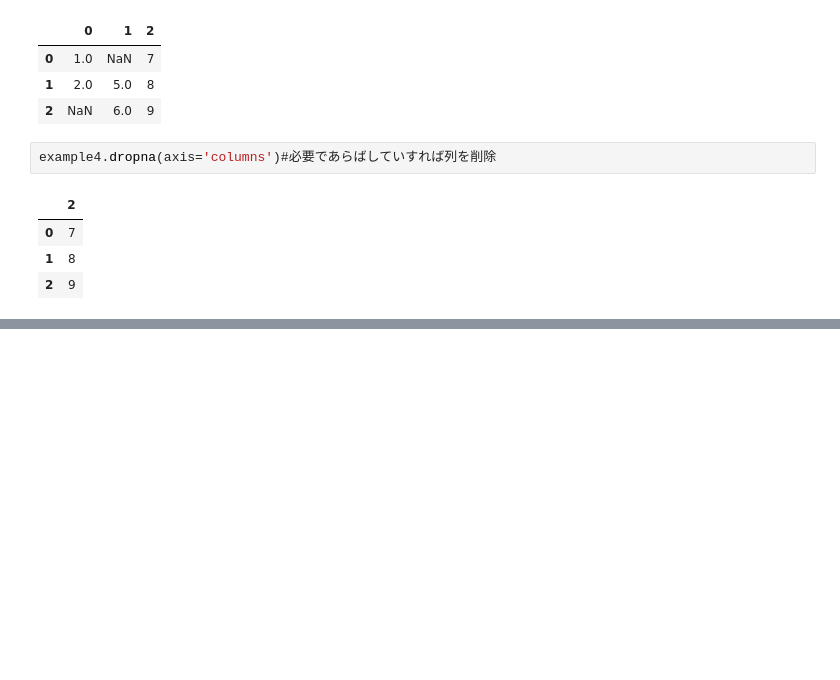
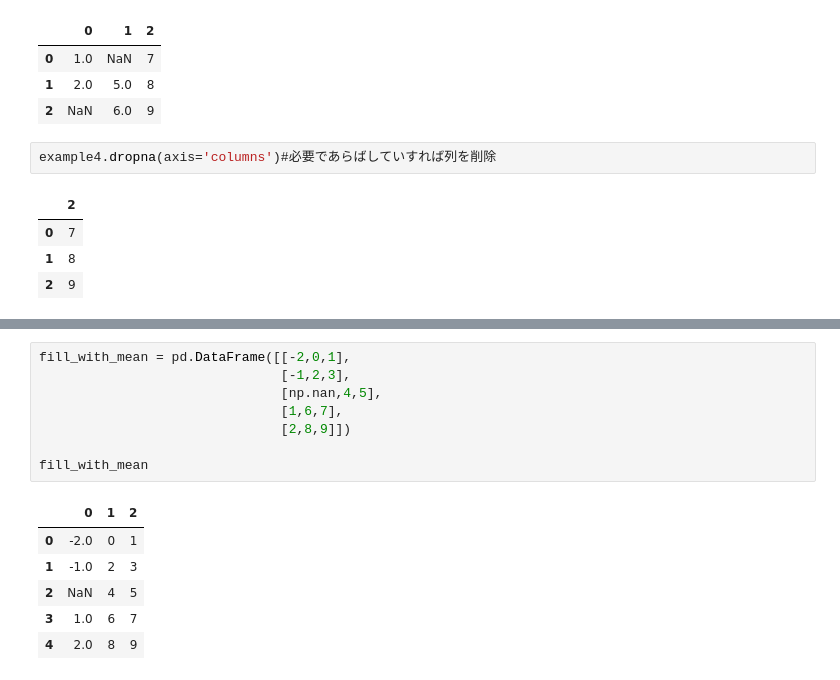
Before and after one commit to YUKIo511/Data_Science, a Jupyter notebook: ds2,8data preparation.ipynb, the cells around one changed output, grey strips where cells are left out. Drawn from its saved outputs; the diff is of its cells as text; blank space fills up the shorter version.

```diff
--- a/ds2,8data preparation.ipynb
+++ b/ds2,8data preparation.ipynb
@@ -451,0 +518,15 @@ example4.dropna(axis='columns')#必要であらばしていすれば列を削除
+# %%
+fill_with_mean = pd.DataFrame([[-2,0,1],
+                               [-1,2,3],
+                               [np.nan,4,5],
+                               [1,6,7],
+                               [2,8,9]])
+
+fill_with_mean
+# %% [output]
+|  | 0 | 1 | 2 |
+| 0 | -2.0 | 0 | 1 |
+| 1 | -1.0 | 2 | 3 |
+| 2 | NaN | 4 | 5 |
+| 3 | 1.0 | 6 | 7 |
+| 4 | 2.0 | 8 | 9 |
```
Also changed, not shown: parts of 9 cells of this notebook.
